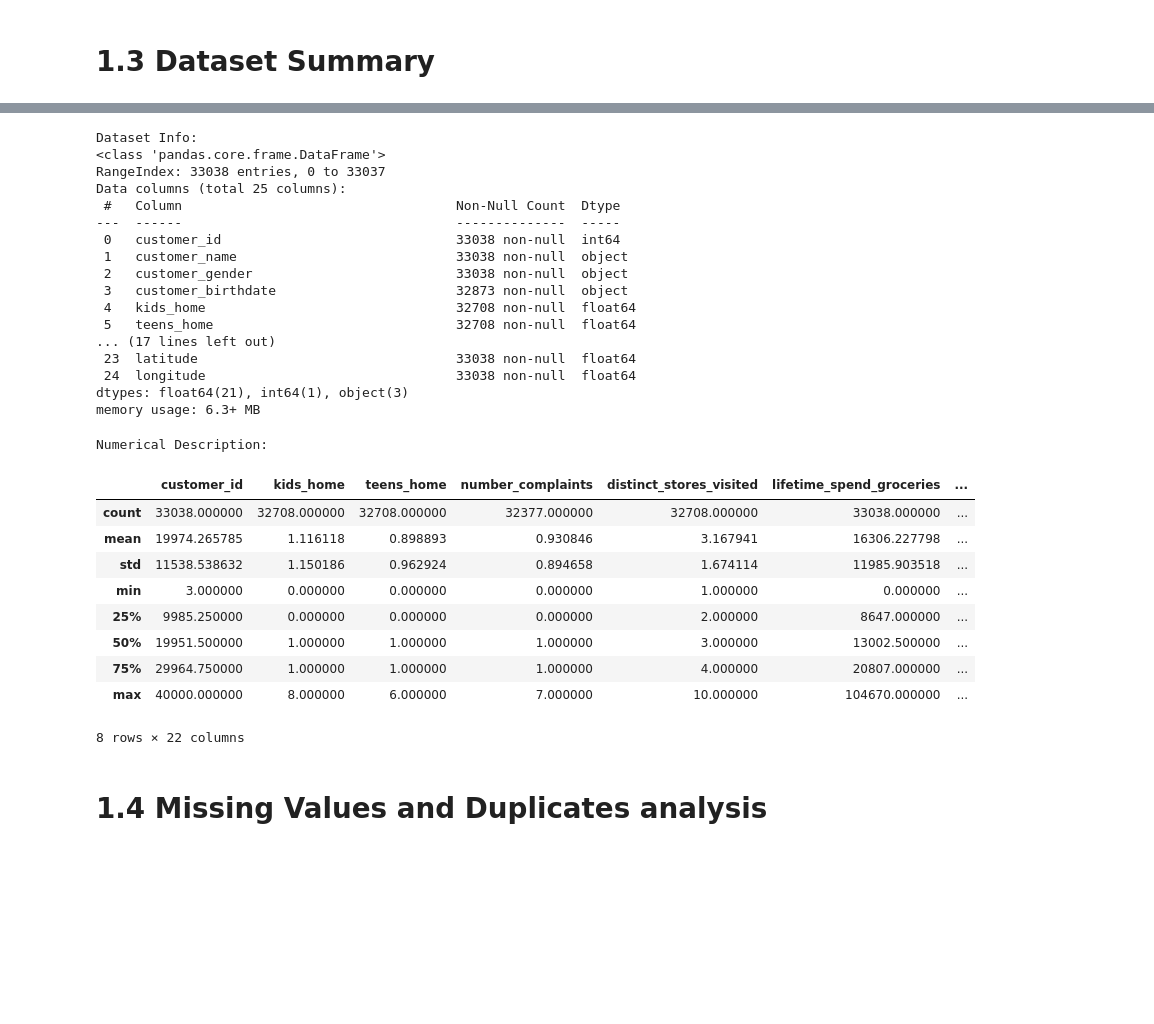
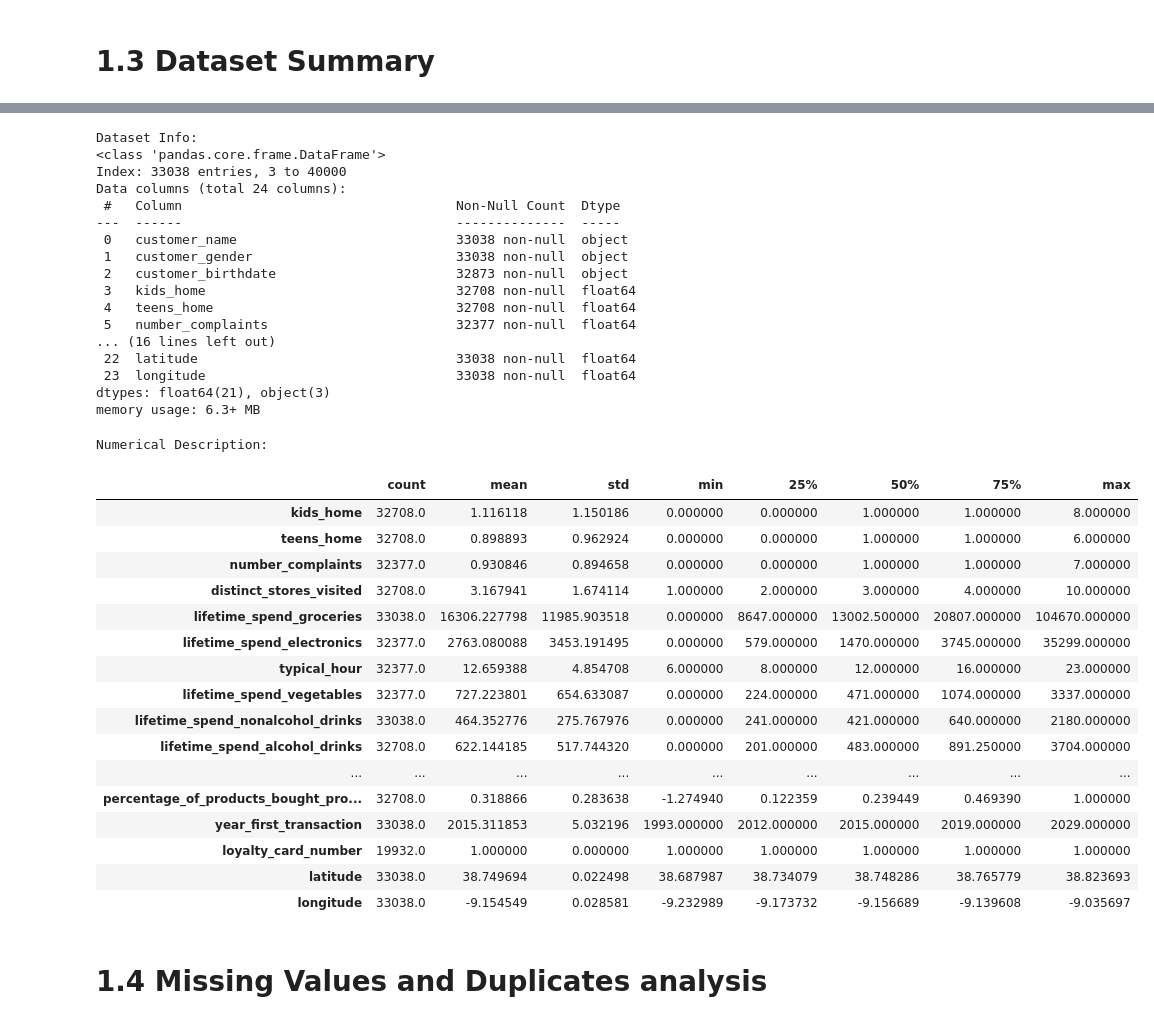
Before and after one commit to marianasfmartins/Customer-Segmentation-Project, a Jupyter notebook: Course Assignment - Customer Segmentation-20260417/EDA-Casa.ipynb, the cells around one changed output, grey strips where cells are left out. Cells and saved outputs as stored; diff of their text form; code cells hidden in the pictures; blank space fills up the shorter version.

```diff
--- a/Course Assignment - Customer Segmentation-20260417/EDA-Casa.ipynb
+++ b/Course Assignment - Customer Segmentation-20260417/EDA-Casa.ipynb
@@ -47,0 +73,3 @@ df.head()
+# %%
+df.set_index('customer_id', drop=True, inplace=True)
+df.head()
@@ -51,36 +88,43 @@ df.info()
 # %% [output]
 Dataset Info:
 <class 'pandas.core.frame.DataFrame'>
-RangeIndex: 33038 entries, 0 to 33037
-Data columns (total 25 columns):
+Index: 33038 entries, 3 to 40000
+Data columns (total 24 columns):
  #   Column                                   Non-Null Count  Dtype
 ---  ------                                   --------------  -----
- 0   customer_id                              33038 non-null  int64
- 1   customer_name                            33038 non-null  object
- 2   customer_gender                          33038 non-null  object
- 3   customer_birthdate                       32873 non-null  object
- 4   kids_home                                32708 non-null  float64
- 5   teens_home                               32708 non-null  float64
-... (17 lines left out)
- 23  latitude                                 33038 non-null  float64
- 24  longitude                                33038 non-null  float64
-dtypes: float64(21), int64(1), object(3)
+ 0   customer_name                            33038 non-null  object
+ 1   customer_gender                          33038 non-null  object
+ 2   customer_birthdate                       32873 non-null  object
+ 3   kids_home                                32708 non-null  float64
+ 4   teens_home                               32708 non-null  float64
+ 5   number_complaints                        32377 non-null  float64
+... (16 lines left out)
+ 22  latitude                                 33038 non-null  float64
+ 23  longitude                                33038 non-null  float64
+dtypes: float64(21), object(3)
 memory usage: 6.3+ MB
 # %%
 print("\nNumerical Description:")
-display(df.describe())
+df.describe().T
 # %% [output]
 Numerical Description:
-|  | customer_id | kids_home | teens_home | number_complaints | distinct_stores_visited | lifetime_spend_groceries | ... |
-| count | 33038.000000 | 32708.000000 | 32708.000000 | 32377.000000 | 32708.000000 | 33038.000000 | ... |
-| mean | 19974.265785 | 1.116118 | 0.898893 | 0.930846 | 3.167941 | 16306.227798 | ... |
-| std | 11538.538632 | 1.150186 | 0.962924 | 0.894658 | 1.674114 | 11985.903518 | ... |
-| min | 3.000000 | 0.000000 | 0.000000 | 0.000000 | 1.000000 | 0.000000 | ... |
-| 25% | 9985.250000 | 0.000000 | 0.000000 | 0.000000 | 2.000000 | 8647.000000 | ... |
-| 50% | 19951.500000 | 1.000000 | 1.000000 | 1.000000 | 3.000000 | 13002.500000 | ... |
-| 75% | 29964.750000 | 1.000000 | 1.000000 | 1.000000 | 4.000000 | 20807.000000 | ... |
-| max | 40000.000000 | 8.000000 | 6.000000 | 7.000000 | 10.000000 | 104670.000000 | ... |
+|  | count | mean | std | min | 25% | 50% | 75% | max |
+| kids_home | 32708.0 | 1.116118 | 1.150186 | 0.000000 | 0.000000 | 1.000000 | 1.000000 | 8.000000 |
+| teens_home | 32708.0 | 0.898893 | 0.962924 | 0.000000 | 0.000000 | 1.000000 | 1.000000 | 6.000000 |
+| number_complaints | 32377.0 | 0.930846 | 0.894658 | 0.000000 | 0.000000 | 1.000000 | 1.000000 | 7.000000 |
+| distinct_stores_visited | 32708.0 | 3.167941 | 1.674114 | 1.000000 | 2.000000 | 3.000000 | 4.000000 | 10.000000 |
+| lifetime_spend_groceries | 33038.0 | 16306.227798 | 11985.903518 | 0.000000 | 8647.000000 | 13002.500000 | 20807.000000 | 104670.000000 |
+| lifetime_spend_electronics | 32377.0 | 2763.080088 | 3453.191495 | 0.000000 | 579.000000 | 1470.000000 | 3745.000000 | 35299.000000 |
+| typical_hour | 32377.0 | 12.659388 | 4.854708 | 6.000000 | 8.000000 | 12.000000 | 16.000000 | 23.000000 |
+| lifetime_spend_vegetables | 32377.0 | 727.223801 | 654.633087 | 0.000000 | 224.000000 | 471.000000 | 1074.000000 | 3337.000000 |
+| lifetime_spend_nonalcohol_drinks | 33038.0 | 464.352776 | 275.767976 | 0.000000 | 241.000000 | 421.000000 | 640.000000 | 2180.000000 |
+| lifetime_spend_alcohol_drinks | 32708.0 | 622.144185 | 517.744320 | 0.000000 | 201.000000 | 483.000000 | 891.250000 | 3704.000000 |
+| ... | ... | ... | ... | ... | ... | ... | ... | ... |
+| percentage_of_products_bought_pro... | 32708.0 | 0.318866 | 0.283638 | -1.274940 | 0.122359 | 0.239449 | 0.469390 | 1.000000 |
+| year_first_transaction | 33038.0 | 2015.311853 | 5.032196 | 1993.000000 | 2012.000000 | 2015.000000 | 2019.000000 | 2029.000000 |
+| loyalty_card_number | 19932.0 | 1.000000 | 0.000000 | 1.000000 | 1.000000 | 1.000000 | 1.000000 | 1.000000 |
+| latitude | 33038.0 | 38.749694 | 0.022498 | 38.687987 | 38.734079 | 38.748286 | 38.765779 | 38.823693 |
+| longitude | 33038.0 | -9.154549 | 0.028581 | -9.232989 | -9.173732 | -9.156689 | -9.139608 | -9.035697 |
-8 rows × 22 columns
 # %% [markdown]
 # 1.4 Missing Values and Duplicates analysis
 # %% [markdown]
```
Also changed, not shown: parts of 20 cells of this notebook, 3 other files.
